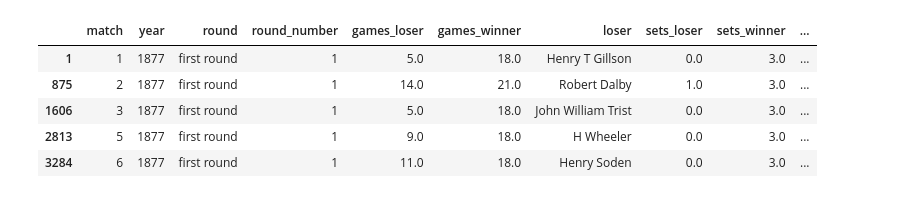
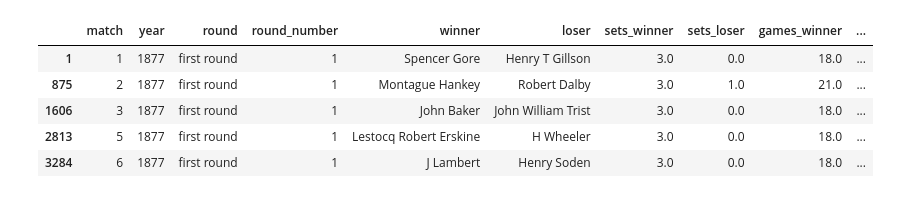
Before and after one commit to martiningram/all_time_slam_elo, a Jupyter notebook: Check derived data.ipynb, the cells around one changed output. Drawn from its saved outputs; the diff is of its cells as text; code cells hidden in the pictures.

```diff
--- a/Check derived data.ipynb
+++ b/Check derived data.ipynb
@@ -5,20 +5,26 @@ import matplotlib.pyplot as plt
 from glob import glob
 # %%
 # Load and combine all the data
-all_dfs = glob('./output/*.csv')
-all_loaded = pd.concat([pd.read_csv(x, index_col=0) for x in all_dfs])
-all_loaded = all_loaded.sort_values(['year', 'tourney_order', 'round_number', 'match'])
+def load_and_combine_data(tour):
+
+    all_dfs = glob(f'./output/*_{tour}*.csv')
+    all_loaded = pd.concat([pd.read_csv(x, index_col=0) for x in all_dfs])
+    all_loaded = all_loaded.sort_values(['year', 'tourney_order', 'round_number', 'match'])
+
+    return all_loaded
 # %%
+mens = load_and_combine_data('mens')
+
 # Fields should hopefully mostly be self-explanatory.
 # round_number assigns a number to each round, from 1 (first) to 7 (final)
 # tourney_order is there to order the tournaments within the year, with 1 = AO and 4 = USO (hopefully this holds)
 # throughout time.
-all_loaded.head()
+mens.head()
 # %% [output]
-|  | match | year | round | round_number | games_loser | games_winner | loser | sets_loser | sets_winner | ... |
-| 1 | 1 | 1877 | first round | 1 | 5.0 | 18.0 | Henry T Gillson | 0.0 | 3.0 | ... |
-| 875 | 2 | 1877 | first round | 1 | 14.0 | 21.0 | Robert Dalby | 1.0 | 3.0 | ... |
-| 1606 | 3 | 1877 | first round | 1 | 5.0 | 18.0 | John William Trist | 0.0 | 3.0 | ... |
-| 2813 | 5 | 1877 | first round | 1 | 9.0 | 18.0 | H Wheeler | 0.0 | 3.0 | ... |
-| 3284 | 6 | 1877 | first round | 1 | 11.0 | 18.0 | Henry Soden | 0.0 | 3.0 | ... |
+|  | match | year | round | round_number | winner | loser | sets_winner | sets_loser | games_winner | ... |
+| 1 | 1 | 1877 | first round | 1 | Spencer Gore | Henry T Gillson | 3.0 | 0.0 | 18.0 | ... |
+| 875 | 2 | 1877 | first round | 1 | Montague Hankey | Robert Dalby | 3.0 | 1.0 | 21.0 | ... |
+| 1606 | 3 | 1877 | first round | 1 | John Baker | John William Trist | 3.0 | 0.0 | 18.0 | ... |
+| 2813 | 5 | 1877 | first round | 1 | Lestocq Robert Erskine | H Wheeler | 3.0 | 0.0 | 18.0 | ... |
+| 3284 | 6 | 1877 | first round | 1 | J Lambert | Henry Soden | 3.0 | 0.0 | 18.0 | ... |
 # %%
```
Also changed, not shown: parts of 4 cells of this notebook, 6 other files.
